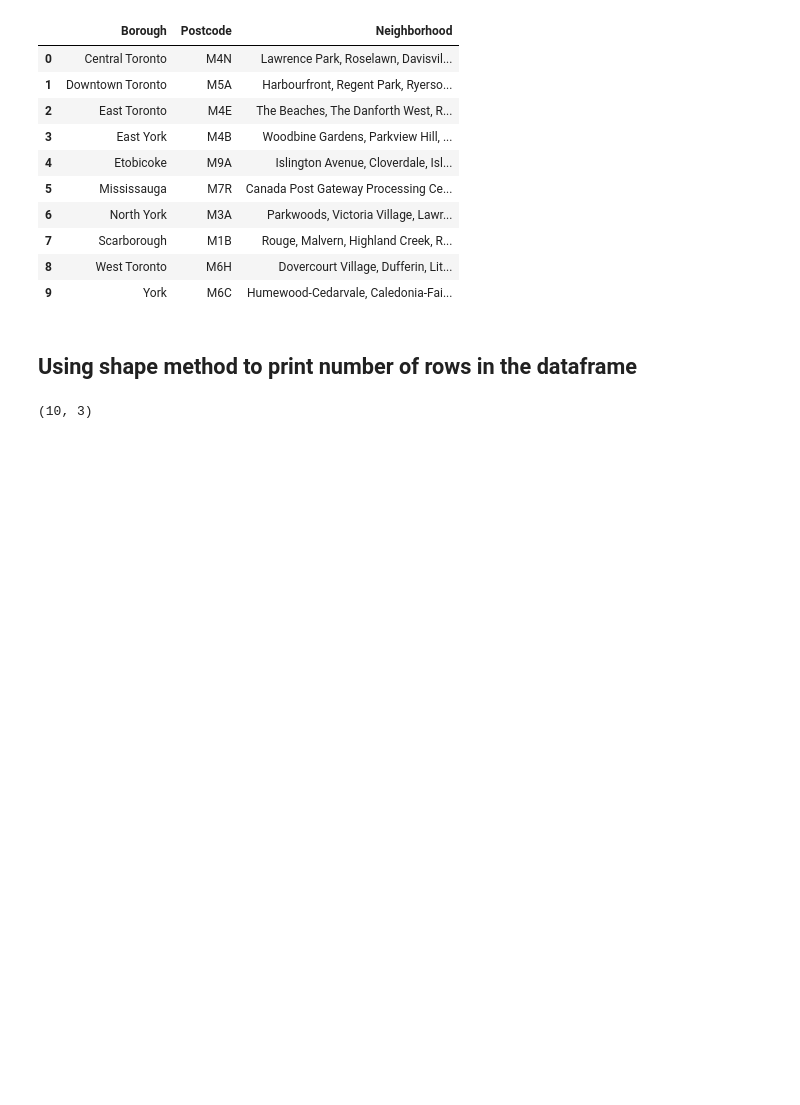
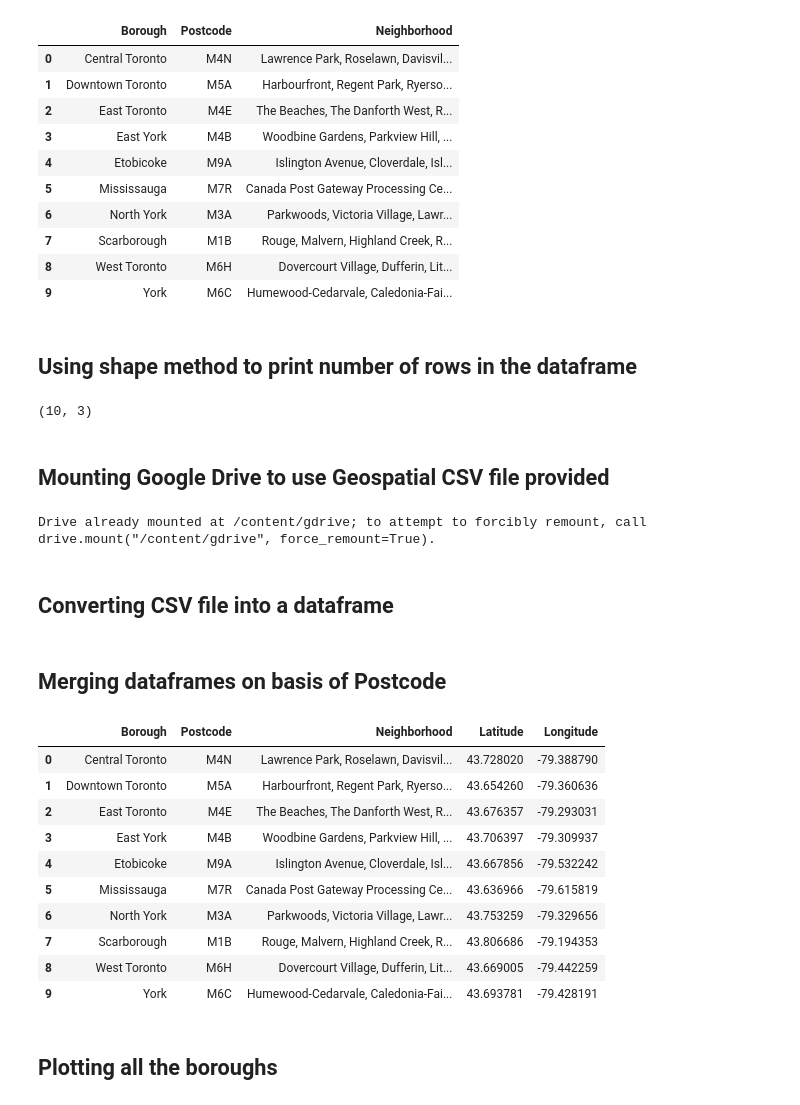
Before and after one commit to virendhanwani/Coursera_Capstone, a Jupyter notebook: Week3_assignment.ipynb, the cells around one changed output. Drawn from its saved outputs; the diff is of its cells as text; code cells hidden in the pictures; blank space fills up the shorter version.

```diff
--- a/Week3_assignment.ipynb
+++ b/Week3_assignment.ipynb
@@ -52,3 +59,12 @@ df
 df.shape
 # %% [output]
 (10, 3)
+# %% [markdown]
+## Mounting Google Drive to use Geospatial CSV file provided
+# %%
+from google.colab import drive
+drive.mount('/content/gdrive')
+# %% [output]
+Drive already mounted at /content/gdrive; to attempt to forcibly remount, call drive.mount("/content/gdrive", force_remount=True).
+# %% [markdown]
+## Converting CSV file into a dataframe
@@ -54,0 +73,21 @@ df.shape
+# %% [markdown]
+## Merging dataframes on basis of Postcode
+# %%
+geospatial_df.rename(columns={'Postal Code': 'Postcode'}, inplace=True)
+geospatial_df
+geo_df = pd.merge(df, geospatial_df, on=['Postcode'], how='inner')
+geo_df
+# %% [output]
+|  | Borough | Postcode | Neighborhood | Latitude | Longitude |
+| 0 | Central Toronto | M4N | Lawrence Park, Roselawn, Davisvil... | 43.728020 | -79.388790 |
+| 1 | Downtown Toronto | M5A | Harbourfront, Regent Park, Ryerso... | 43.654260 | -79.360636 |
+| 2 | East Toronto | M4E | The Beaches, The Danforth West, R... | 43.676357 | -79.293031 |
+| 3 | East York | M4B | Woodbine Gardens, Parkview Hill, ... | 43.706397 | -79.309937 |
+| 4 | Etobicoke | M9A | Islington Avenue, Cloverdale, Isl... | 43.667856 | -79.532242 |
+| 5 | Mississauga | M7R | Canada Post Gateway Processing Ce... | 43.636966 | -79.615819 |
+| 6 | North York | M3A | Parkwoods, Victoria Village, Lawr... | 43.753259 | -79.329656 |
+| 7 | Scarborough | M1B | Rouge, Malvern, Highland Creek, R... | 43.806686 | -79.194353 |
+| 8 | West Toronto | M6H | Dovercourt Village, Dufferin, Lit... | 43.669005 | -79.442259 |
+| 9 | York | M6C | Humewood-Cedarvale, Caledonia-Fai... | 43.693781 | -79.428191 |
+# %% [markdown]
+## Plotting all the boroughs
```
Also changed, not shown: parts of 32 cells of this notebook.
